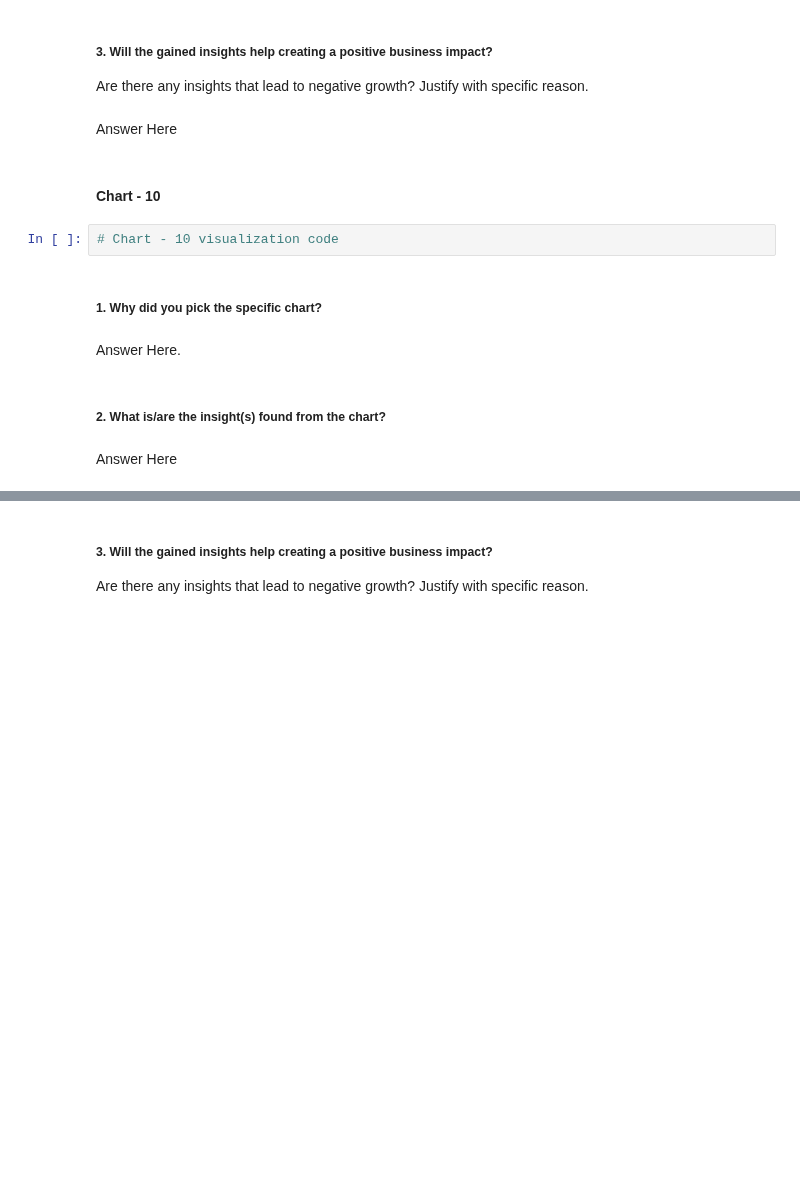
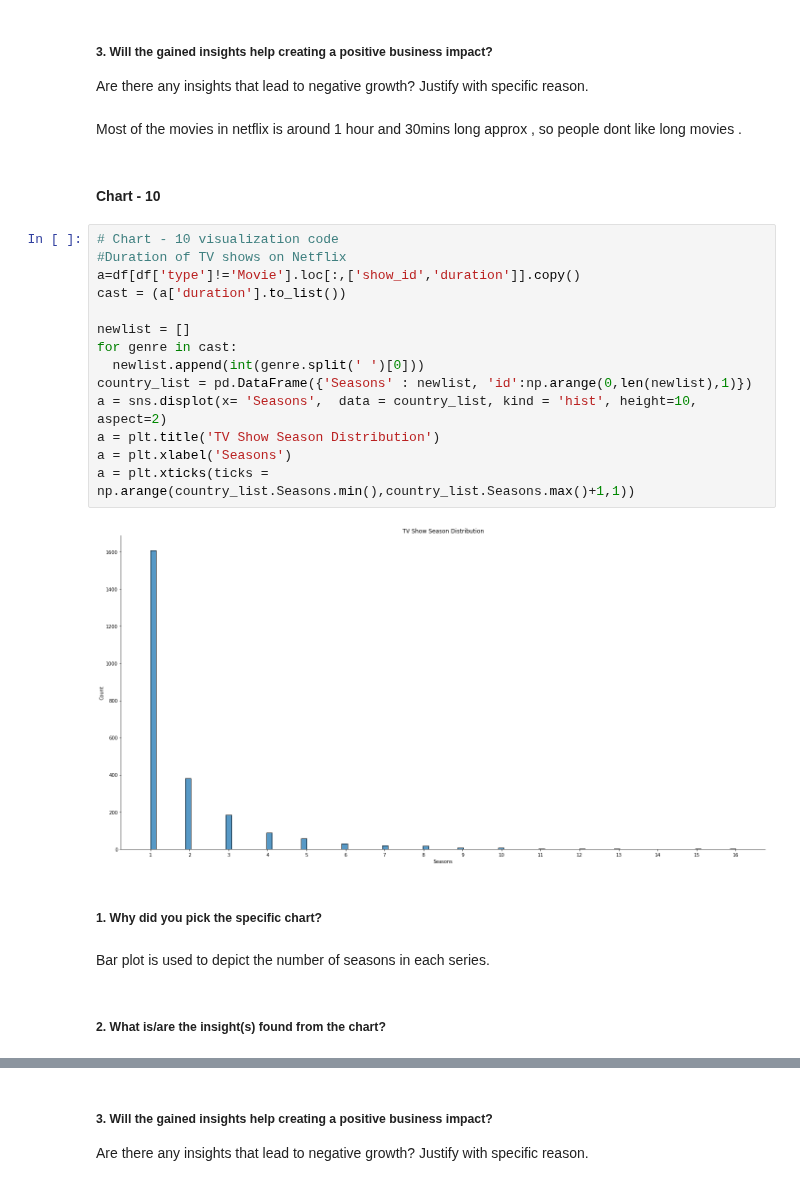
Before and after one commit to Shashank251225/NETFLIX-MOVIES-AND-TV-SHOWS-CLUSTERING, a Jupyter notebook: NETFLIX_MOVIES_AND_TV_SHOWS_CLUSTERING.ipynb, the cells around one changed output, grey strips where cells are left out. Drawn from its saved outputs; the diff is of its cells as text; blank space fills up the shorter version.

```diff
--- a/NETFLIX_MOVIES_AND_TV_SHOWS_CLUSTERING.ipynb
+++ b/NETFLIX_MOVIES_AND_TV_SHOWS_CLUSTERING.ipynb
@@ -672,17 +686,29 @@ Answer Here
 # %% [markdown]
 ##### 3. Will the gained insights help creating a positive business impact?
 Are there any insights that lead to negative growth? Justify with specific reason.
-# %% [markdown]
-Answer Here
+# %% [markdown]
+Most of the movies in netflix is around 1 hour and 30mins long approx ,  so people dont like long movies .
 # %% [markdown]
 #### Chart - 10
-# %%
-# Chart - 10 visualization code
+# %%
+# Chart - 10 visualization code
+#Duration of TV shows on Netflix
+a=df[df['type']!='Movie'].loc[:,['show_id','duration']].copy()
+cast = (a['duration'].to_list())
+
+newlist = []
+for genre in cast:
+  newlist.append(int(genre.split(' ')[0]))
+country_list = pd.DataFrame({'Seasons' : newlist, 'id':np.arange(0,len(newlist),1)})
+a = sns.displot(x= 'Seasons',  data = country_list, kind = 'hist', height=10, aspect=2)
+a = plt.title('TV Show Season Distribution')
+a = plt.xlabel('Seasons')
+a = plt.xticks(ticks = np.arange(country_list.Seasons.min(),country_list.Seasons.max()+1,1))
+# %% [output]
+[figure, added]
 # %% [markdown]
 ##### 1. Why did you pick the specific chart?
-# %% [markdown]
-Answer Here.
+# %% [markdown]
+Bar plot is used to depict the number of seasons in each series.
 # %% [markdown]
 ##### 2. What is/are the insight(s) found from the chart?
-# %% [markdown]
-Answer Here
```
Also changed, not shown: parts of 64 cells of this notebook.
